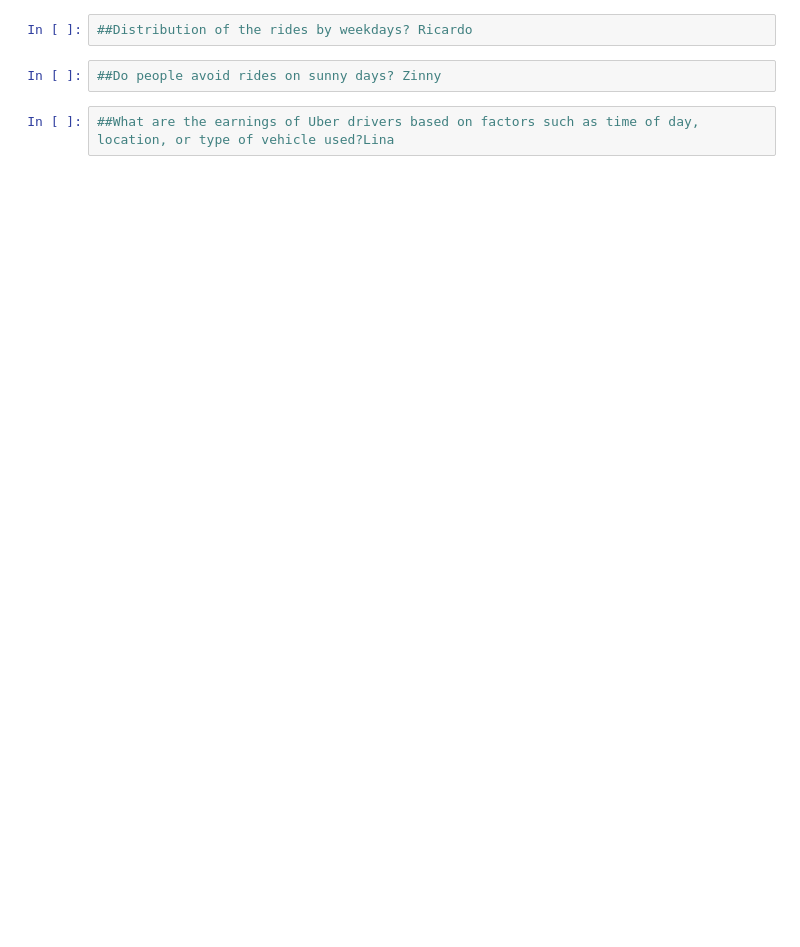
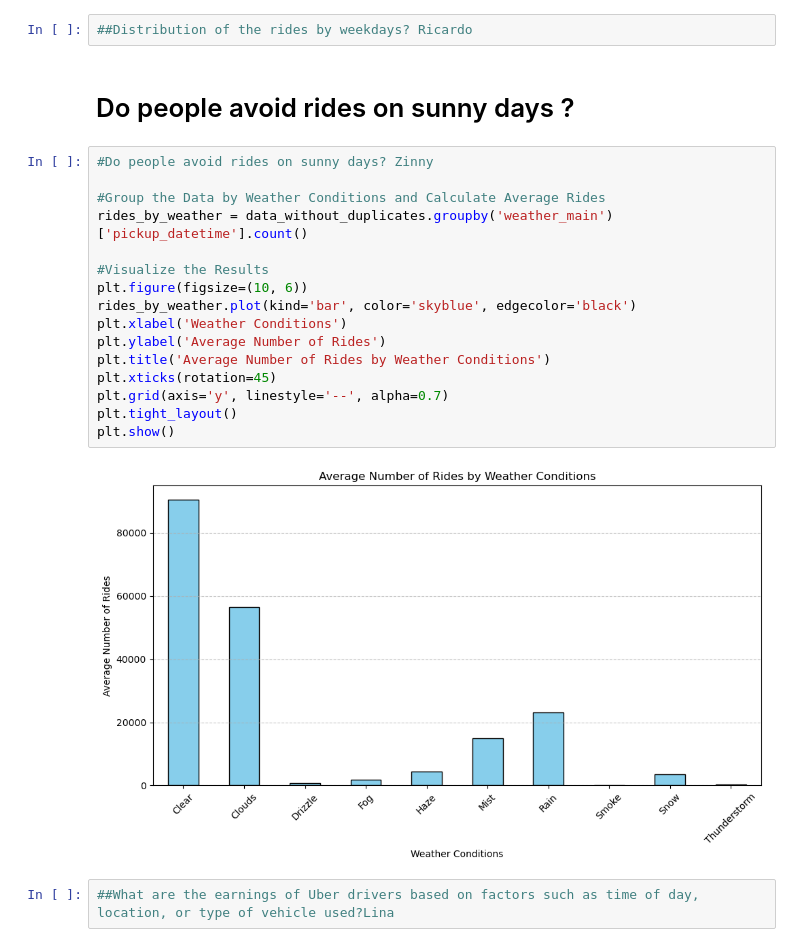
Before and after one commit to KevinZhuangC/project-1, a Jupyter notebook: project1-Group3.ipynb, the cells around one changed output. Cells and saved outputs as stored; diff of their text form; blank space fills up the shorter version.

```diff
--- a/project1-Group3.ipynb
+++ b/project1-Group3.ipynb
@@ -204,6 +244,24 @@ data_without_duplicates.to_csv("output_data/data_complete.csv", index_label="Ube
 # %%
 ##Distribution of the rides by weekdays? Ricardo
+# %% [markdown]
+ # Do people avoid rides on sunny days ?
 # %%
-##Do people avoid rides on sunny days? Zinny
+#Do people avoid rides on sunny days? Zinny
+
+#Group the Data by Weather Conditions and Calculate Average Rides
+rides_by_weather = data_without_duplicates.groupby('weather_main')['pickup_datetime'].count()
+
+#Visualize the Results
+plt.figure(figsize=(10, 6))
+rides_by_weather.plot(kind='bar', color='skyblue', edgecolor='black')
+plt.xlabel('Weather Conditions')
+plt.ylabel('Average Number of Rides')
+plt.title('Average Number of Rides by Weather Conditions')
+plt.xticks(rotation=45)
+plt.grid(axis='y', linestyle='--', alpha=0.7)
+plt.tight_layout()
+plt.show()
+# %% [output]
+[figure, added]
 # %%
 ##What are the earnings of Uber drivers based on factors such as time of day, location, or type of vehicle used?Lina
```
Also changed, not shown: parts of 3 cells of this notebook.
